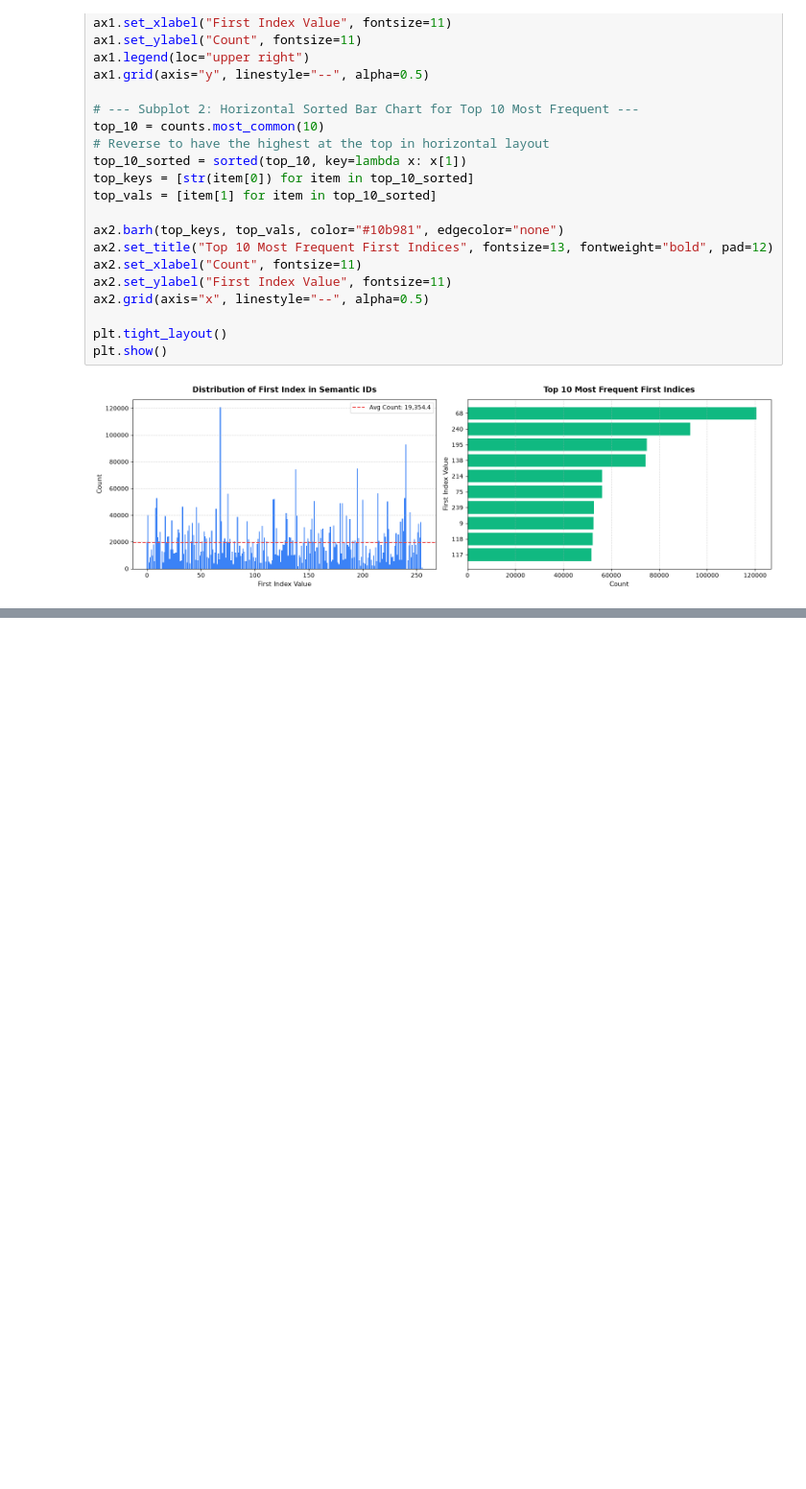
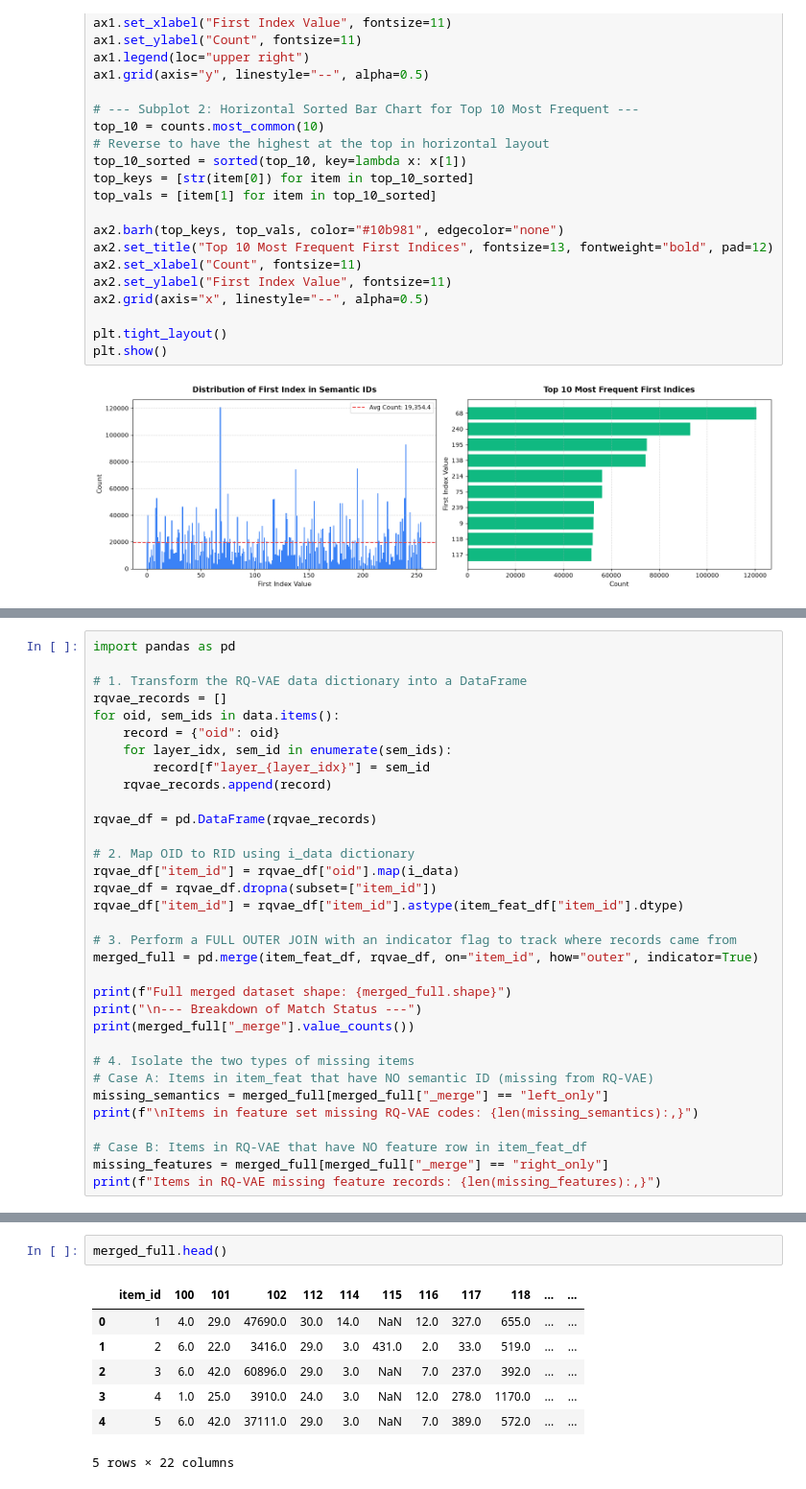
Before and after one commit to keyboard-jo/NZ5-GR, a Jupyter notebook: sid_eda.ipynb, the cells around one changed output, grey strips where cells are left out. Shown at 96% size. Cells and saved outputs as stored; diff of their text form; blank space fills up the shorter version.

```diff
--- a/sid_eda.ipynb
+++ b/sid_eda.ipynb
@@ -205,0 +428,33 @@ plt.show()
+# %%
+import pandas as pd
+
+# 1. Transform the RQ-VAE data dictionary into a DataFrame
+rqvae_records = []
+for oid, sem_ids in data.items():
+    record = {"oid": oid}
+    for layer_idx, sem_id in enumerate(sem_ids):
+        record[f"layer_{layer_idx}"] = sem_id
+    rqvae_records.append(record)
+
+rqvae_df = pd.DataFrame(rqvae_records)
+
+# 2. Map OID to RID using i_data dictionary
+rqvae_df["item_id"] = rqvae_df["oid"].map(i_data)
+rqvae_df = rqvae_df.dropna(subset=["item_id"])
+rqvae_df["item_id"] = rqvae_df["item_id"].astype(item_feat_df["item_id"].dtype)
+
+# 3. Perform a FULL OUTER JOIN with an indicator flag to track where records came from
+merged_full = pd.merge(item_feat_df, rqvae_df, on="item_id", how="outer", indicator=True)
+
+print(f"Full merged dataset shape: {merged_full.shape}")
+print("\n--- Breakdown of Match Status ---")
+print(merged_full["_merge"].value_counts())
+
+# 4. Isolate the two types of missing items
+# Case A: Items in item_feat that have NO semantic ID (missing from RQ-VAE)
+missing_semantics = merged_full[merged_full["_merge"] == "left_only"]
+print(f"\nItems in feature set missing RQ-VAE codes: {len(missing_semantics):,}")
+
+# Case B: Items in RQ-VAE that have NO feature row in item_feat_df
+missing_features = merged_full[merged_full["_merge"] == "right_only"]
+print(f"Items in RQ-VAE missing feature records: {len(missing_features):,}")
@@ -205,0 +486,10 @@ plt.show()
+# %%
+merged_full.head()
+# %% [output]
+|  | item_id | 100 | 101 | 102 | 112 | 114 | 115 | 116 | 117 | 118 | ... | ... |
+| 0 | 1 | 4.0 | 29.0 | 47690.0 | 30.0 | 14.0 | NaN | 12.0 | 327.0 | 655.0 | ... | ... |
+| 1 | 2 | 6.0 | 22.0 | 3416.0 | 29.0 | 3.0 | 431.0 | 2.0 | 33.0 | 519.0 | ... | ... |
+| 2 | 3 | 6.0 | 42.0 | 60896.0 | 29.0 | 3.0 | NaN | 7.0 | 237.0 | 392.0 | ... | ... |
+| 3 | 4 | 1.0 | 25.0 | 3910.0 | 24.0 | 3.0 | NaN | 12.0 | 278.0 | 1170.0 | ... | ... |
+| 4 | 5 | 6.0 | 42.0 | 37111.0 | 29.0 | 3.0 | NaN | 7.0 | 389.0 | 572.0 | ... | ... |
+5 rows × 22 columns
```
Also changed, not shown: parts of 16 cells of this notebook, 4 other files.
